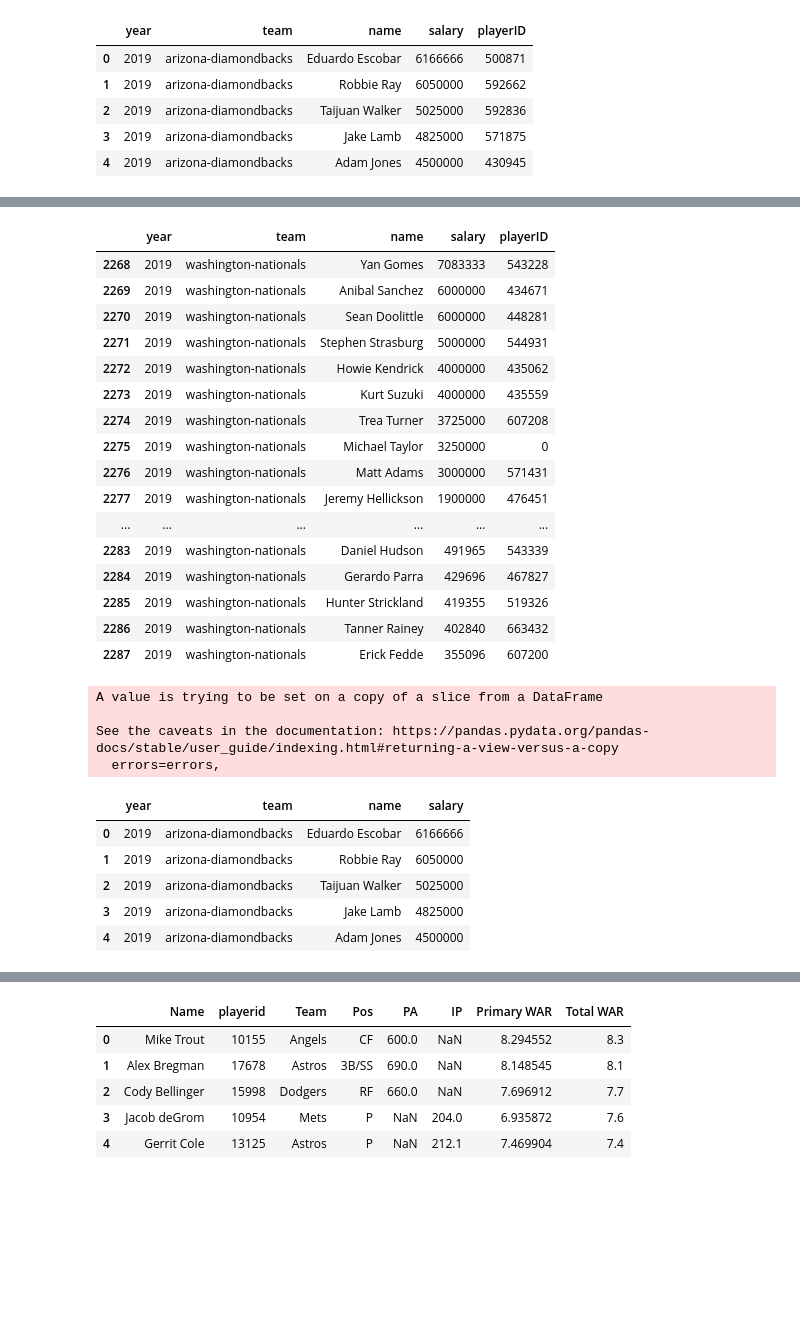
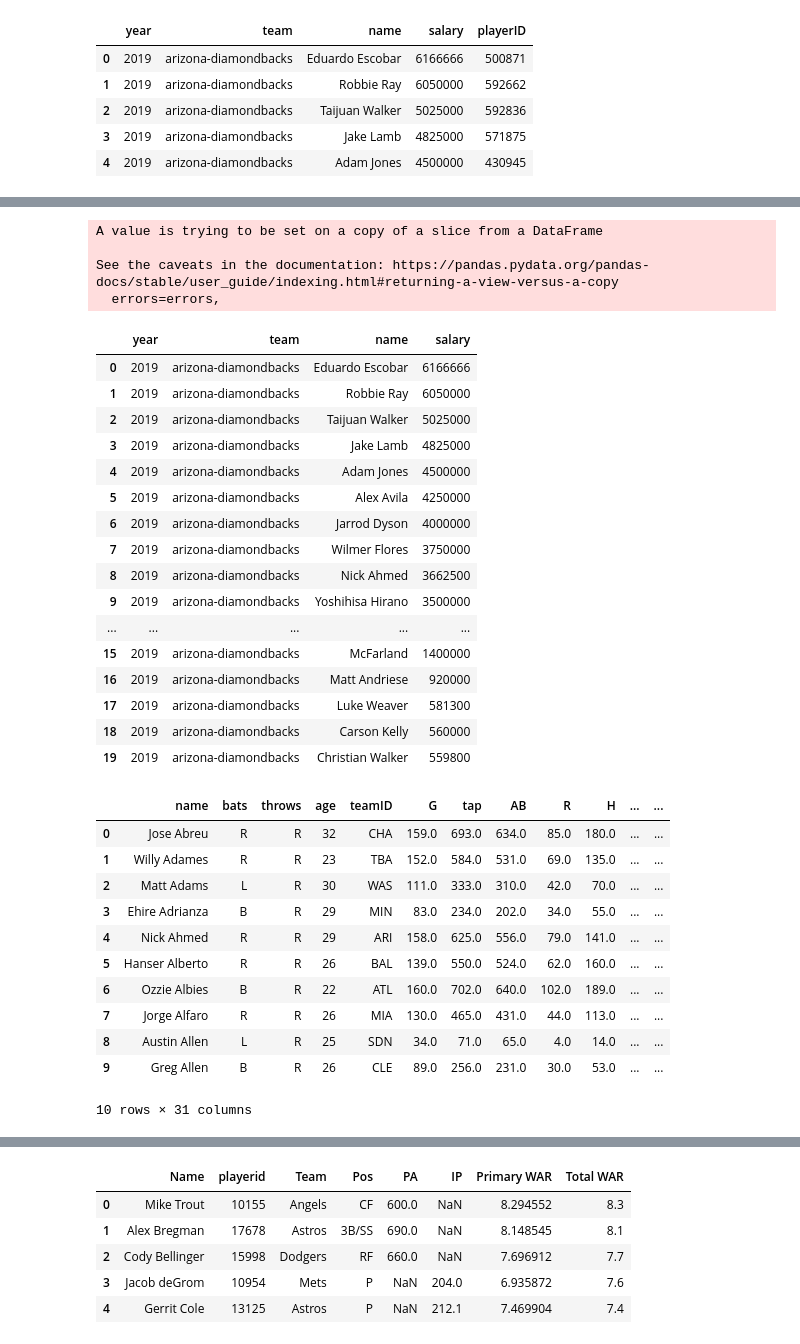
Before and after one commit to mnocerino23/MLB-Salary-Regressions, a Jupyter notebook: MLB_salaries_positionplayers_cleaned.ipynb, the cells around one changed output, grey strips where cells are left out. Drawn from its saved outputs; the diff is of its cells as text; code cells hidden in the pictures; blank space fills up the shorter version.

```diff
--- a/MLB_salaries_positionplayers_cleaned.ipynb
+++ b/MLB_salaries_positionplayers_cleaned.ipynb
@@ -61,42 +61,47 @@ stats.head()
-# %%
-twentynineteen_salaries = mlb_salaries.loc[mlb_salaries['year'] == 2019]
-twentynineteen_salaries.shape
-twentynineteen_salaries.tail(20)
-# %% [output]
-|  | year | team | name | salary | playerID |
-| 2268 | 2019 | washington-nationals | Yan Gomes | 7083333 | 543228 |
-| 2269 | 2019 | washington-nationals | Anibal Sanchez | 6000000 | 434671 |
-| 2270 | 2019 | washington-nationals | Sean Doolittle | 6000000 | 448281 |
-| 2271 | 2019 | washington-nationals | Stephen Strasburg | 5000000 | 544931 |
-| 2272 | 2019 | washington-nationals | Howie Kendrick | 4000000 | 435062 |
-| 2273 | 2019 | washington-nationals | Kurt Suzuki | 4000000 | 435559 |
-| 2274 | 2019 | washington-nationals | Trea Turner | 3725000 | 607208 |
-| 2275 | 2019 | washington-nationals | Michael Taylor | 3250000 | 0 |
-| 2276 | 2019 | washington-nationals | Matt Adams | 3000000 | 571431 |
-| 2277 | 2019 | washington-nationals | Jeremy Hellickson | 1900000 | 476451 |
-| ... | ... | ... | ... | ... | ... |
-| 2283 | 2019 | washington-nationals | Daniel Hudson | 491965 | 543339 |
-| 2284 | 2019 | washington-nationals | Gerardo Parra | 429696 | 467827 |
-| 2285 | 2019 | washington-nationals | Hunter Strickland | 419355 | 519326 |
-| 2286 | 2019 | washington-nationals | Tanner Rainey | 402840 | 663432 |
-| 2287 | 2019 | washington-nationals | Erick Fedde | 355096 | 607200 |
 # %%
-twentynineteen_salaries.drop(columns = ['playerID'], axis = 1, inplace = True)
-twentynineteen_salaries.head()
+season_salaries = mlb_salaries.loc[mlb_salaries['year'] == 2019]
+season_salaries.drop(columns = ['playerID'], axis = 1, inplace = True)
+season_salaries.head(20)
 # %% [output]
 A value is trying to be set on a copy of a slice from a DataFrame
 
 See the caveats in the documentation: https://pandas.pydata.org/pandas-docs/stable/user_guide/indexing.html#returning-a-view-versus-a-copy
   errors=errors,
 |  | year | team | name | salary |
 | 0 | 2019 | arizona-diamondbacks | Eduardo Escobar | 6166666 |
 | 1 | 2019 | arizona-diamondbacks | Robbie Ray | 6050000 |
 | 2 | 2019 | arizona-diamondbacks | Taijuan Walker | 5025000 |
 | 3 | 2019 | arizona-diamondbacks | Jake Lamb | 4825000 |
 | 4 | 2019 | arizona-diamondbacks | Adam Jones | 4500000 |
+| 5 | 2019 | arizona-diamondbacks | Alex Avila | 4250000 |
+| 6 | 2019 | arizona-diamondbacks | Jarrod Dyson | 4000000 |
+| 7 | 2019 | arizona-diamondbacks | Wilmer Flores | 3750000 |
+| 8 | 2019 | arizona-diamondbacks | Nick Ahmed | 3662500 |
+| 9 | 2019 | arizona-diamondbacks | Yoshihisa Hirano | 3500000 |
+| ... | ... | ... | ... | ... |
+| 15 | 2019 | arizona-diamondbacks | McFarland | 1400000 |
+| 16 | 2019 | arizona-diamondbacks | Matt Andriese | 920000 |
+| 17 | 2019 | arizona-diamondbacks | Luke Weaver | 581300 |
+| 18 | 2019 | arizona-diamondbacks | Carson Kelly | 560000 |
+| 19 | 2019 | arizona-diamondbacks | Christian Walker | 559800 |
 # %%
 for index, row in stats.iterrows():
-  if stats.at[index, 'name'] not in list(twentynineteen_salaries['name']):
+  if stats.at[index, 'name'] not in list(season_salaries['name']):
     stats.drop(labels = index, axis = 0, inplace = True)
+stats.reset_index(drop = True, inplace = True)
+stats.head(10)
+# %% [output]
+|  | name | bats | throws | age | teamID | G | tap | AB | R | H | ... | ... |
+| 0 | Jose Abreu | R | R | 32 | CHA | 159.0 | 693.0 | 634.0 | 85.0 | 180.0 | ... | ... |
+| 1 | Willy Adames | R | R | 23 | TBA | 152.0 | 584.0 | 531.0 | 69.0 | 135.0 | ... | ... |
+| 2 | Matt Adams | L | R | 30 | WAS | 111.0 | 333.0 | 310.0 | 42.0 | 70.0 | ... | ... |
+| 3 | Ehire Adrianza | B | R | 29 | MIN | 83.0 | 234.0 | 202.0 | 34.0 | 55.0 | ... | ... |
+| 4 | Nick Ahmed | R | R | 29 | ARI | 158.0 | 625.0 | 556.0 | 79.0 | 141.0 | ... | ... |
+| 5 | Hanser Alberto | R | R | 26 | BAL | 139.0 | 550.0 | 524.0 | 62.0 | 160.0 | ... | ... |
+| 6 | Ozzie Albies | B | R | 22 | ATL | 160.0 | 702.0 | 640.0 | 102.0 | 189.0 | ... | ... |
+| 7 | Jorge Alfaro | R | R | 26 | MIA | 130.0 | 465.0 | 431.0 | 44.0 | 113.0 | ... | ... |
+| 8 | Austin Allen | L | R | 25 | SDN | 34.0 | 71.0 | 65.0 | 4.0 | 14.0 | ... | ... |
+| 9 | Greg Allen | B | R | 26 | CLE | 89.0 | 256.0 | 231.0 | 30.0 | 53.0 | ... | ... |
+10 rows × 31 columns
 # %%
 player_salaries = {}
```
Also changed, not shown: parts of 20 cells of this notebook.
